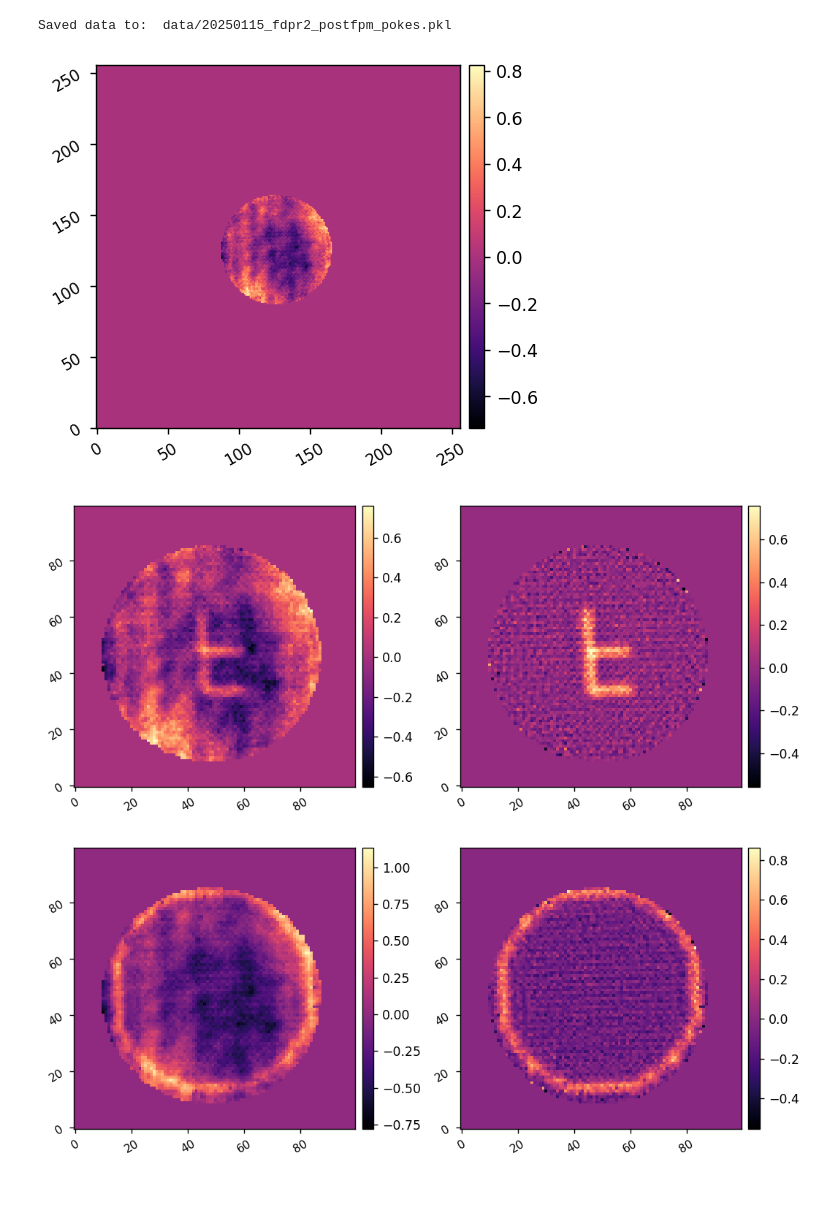
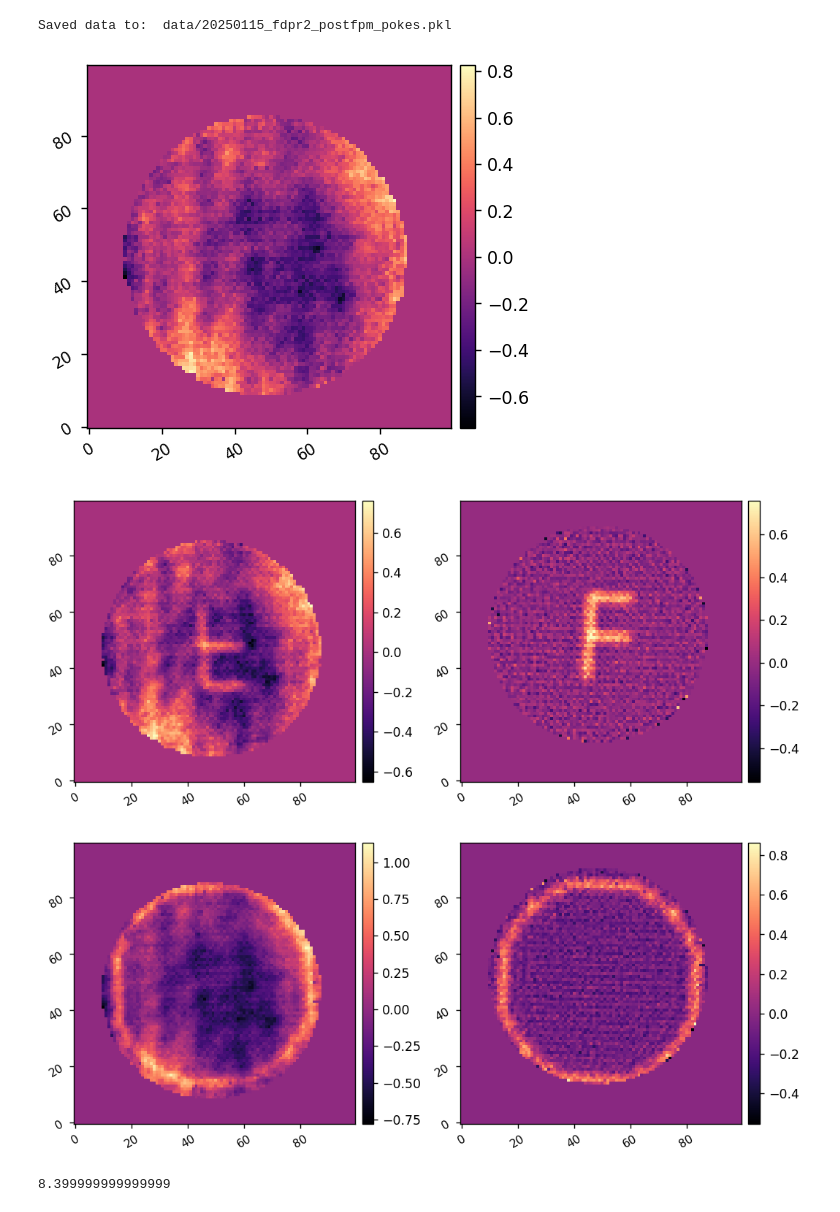
Before and after one commit to kian1377/aefc-vortex, a Jupyter notebook: scoob/run_fdpr_camsci.ipynb, the cells around one changed output. Saved outputs shown, nothing was run; the diff lists cells and outputs as text; code cells hidden in the pictures.

```diff
--- a/scoob/run_fdpr_camsci.ipynb
+++ b/scoob/run_fdpr_camsci.ipynb
@@ -159,23 +159,27 @@ I.zero_dm()
 # %%
 ref_data = utils.load_pickle(f'data/{today}_fdpr2_postfpm_ref.pkl')
 ref_phs = ref_data['PHS']
-imshow1(ref_phs)
+imshow1(ref_phs, npix=100)
 # %% [output]
-[figure, old version]
+[figure, new version]
 # %%
 f_data = utils.load_pickle(f'data/{today}_fdpr2_postfpm_f.pkl')
 f_phs = f_data['PHS']
 diff = f_phs-ref_phs
-imshow2(f_phs, diff, npix=100)
+imshow2(f_phs, xp.flipud(diff), npix=100)
 # %% [output]
-[figure, old version]
+[figure, new version]
 # %%
 ring13_data = utils.load_pickle(f'data/{today}_fdpr2_postfpm_ring_13.pkl')
 ring13_phs = ring13_data['PHS']
 diff = ring13_phs-ref_phs
-imshow2(ring13_phs, diff, npix=100)
+imshow2(ring13_phs, xp.flipud(diff), npix=100)
 # %% [output]
-[figure, old version]
+[figure, new version]
+# %%
+14/34 * 2 * 10.2
+# %% [output]
+8.399999999999999
 # %%
 ring14_data = utils.load_pickle(f'data/{today}_fdpr2_postfpm_ring_14.pkl')
 ring14_phs = ring14_data['PHS']
```
Also changed, not shown: parts of 2 cells of this notebook, 4 other files.
